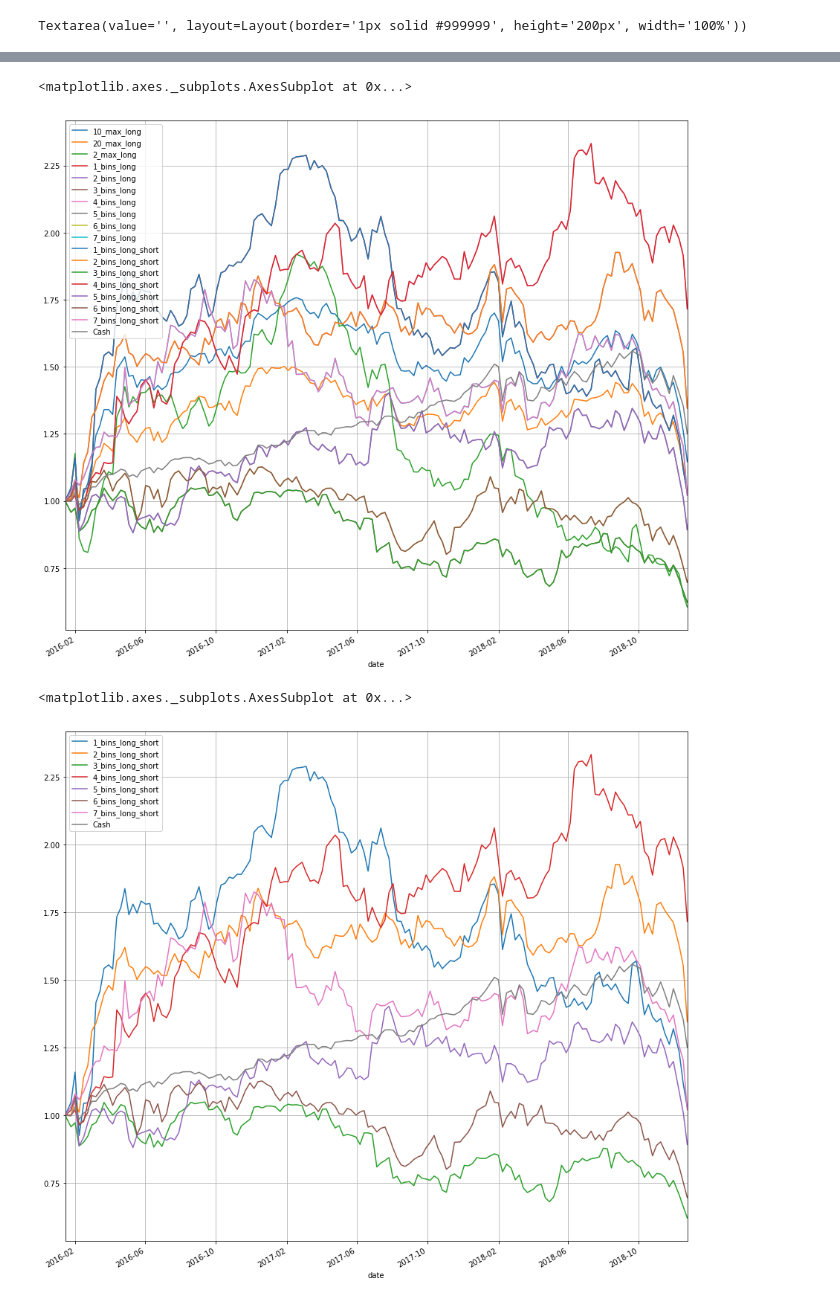
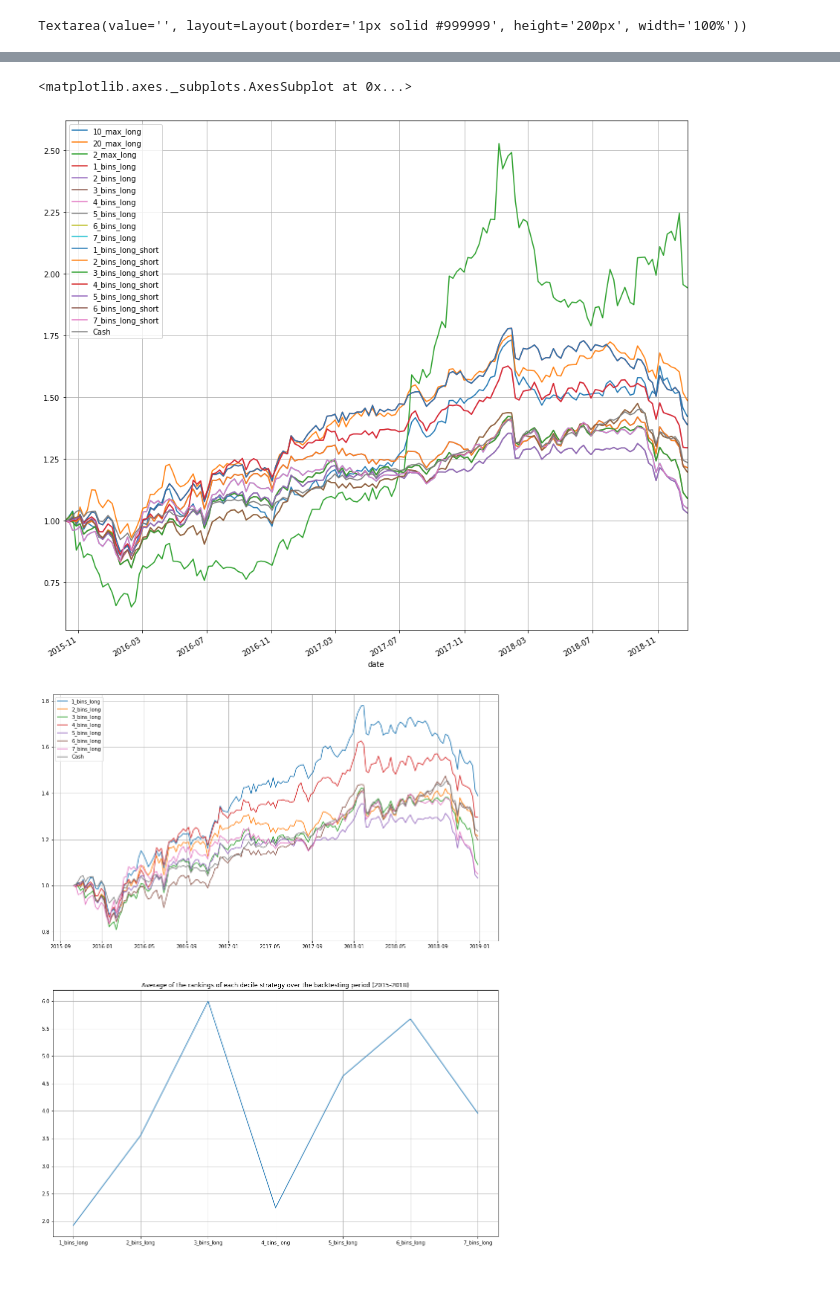
Before and after one commit to kathy-jzh/DeepLearningAllocationCNN, a Jupyter notebook: data_and_training.ipynb, the cells around one changed output, grey strips where cells are left out. Drawn from its saved outputs; the diff is of its cells as text; code cells hidden in the pictures.

```diff
--- a/data_and_training.ipynb
+++ b/data_and_training.ipynb
@@ -144,22 +134,24 @@ pd.DataFrame([GN_training_loss,GN_val_loss]).T.plot()
 # %%
 # to retrieve model
 checkpoints_folder = 'model_checkpoints'
-checkpoint_prefix = 'ckpt-close-1_week-2010_2018-42_pixels-medium_VOL-AlexNet'
+checkpoint_prefix = 'ckpt-close-1_week-2010_2018-42_pixels-medium_VOL'
 model_checkpoints_path = os.path.join(checkpoints_folder,checkpoint_prefix)
-model_checkpoints_path_file = model_checkpoints_path+'-60000.meta'
+model_checkpoints_path_file = model_checkpoints_path+'-84242.meta'
 
 
 # to retrieve data
+# path_to_retrieve_samples = folder_for_samples+'/close-1_week-2015_2018-64_pixels-high_VOL'
 path_to_retrieve_samples = folder_for_samples+'/regular'
 
+# strategies to test
 num_bins = 7
 strategies = ['10_max_long', '20_max_long', '2_max_long']+['{}_bins_long'.format(i) for i in range(1,num_bins+1)]+['{}_bins_long_short'.format(i) for i in range(1,num_bins+1)]
 
 backtester = Backtester(path_data=path_to_retrieve_samples,
                         path_model_to_restore=model_checkpoints_path_file,
                         strategies = strategies, num_bins = num_bins,
-                        start_date=20160101,end_date=20200101,
-#                         network_name='CondensedAlexNet'
+                        start_date=20151001,end_date=20200101,
+                        network_name='CondensedGoogLeNet'
                        )
 # %%
 backtester.run_backtest()
@@ -192,12 +166,27 @@ backtester._df_all_data
  backtester.df_strats.plot(figsize=(15,14),grid=True)
 # %% [output]
 <matplotlib.axes._subplots.AxesSubplot at 0x...>
-[figure, old version]
+[figure, new version]
 # %%
-df = backtester.df_strats[['{}_bins_long_short'.format(i) for i in range(1,8)]+['Cash']]
+import matplotlib.pyplot as plt
 
-df.plot(figsize=(15,14),grid=True)
-# df.drop(['Cash'],axis=1).rank(axis=1,ascending=False)[:50].mean().plot(figsize=(16,12),grid=True,title='Average of the rankings of each decile strategy over the backtesting period (2015-2018)')
+def plot_bins(df_strats,ranking='long'):
+    # ranking must be 'long' or 'long_short'
+    df = df_strats[['{}_bins_{}'.format(i,ranking) for i in range(1,8)]+['Cash']]
+
+    plt.figure(figsize=(16,20))
+    plt.subplot(211)
+    plt.plot(df)
+    plt.grid()
+    plt.legend(df.columns)
+
+    plt.subplot(212)
+    df_rank = df.drop(['Cash'],axis=1).rank(axis=1,ascending=False)[:50].mean()
+    plt.plot(df_rank)
+    plt.grid()
+    plt.title('Average of the rankings of each decile strategy over the backtesting period (2015-2018)')
+
+
+plot_bins(backtester.df_strats,'long') # ranking 'long_short' is usually quite similar
 # %% [output]
-<matplotlib.axes._subplots.AxesSubplot at 0x...>
-[figure, old version]
+[figure, new version]
```
Also changed, not shown: parts of 66 cells of this notebook, 2 other files.
